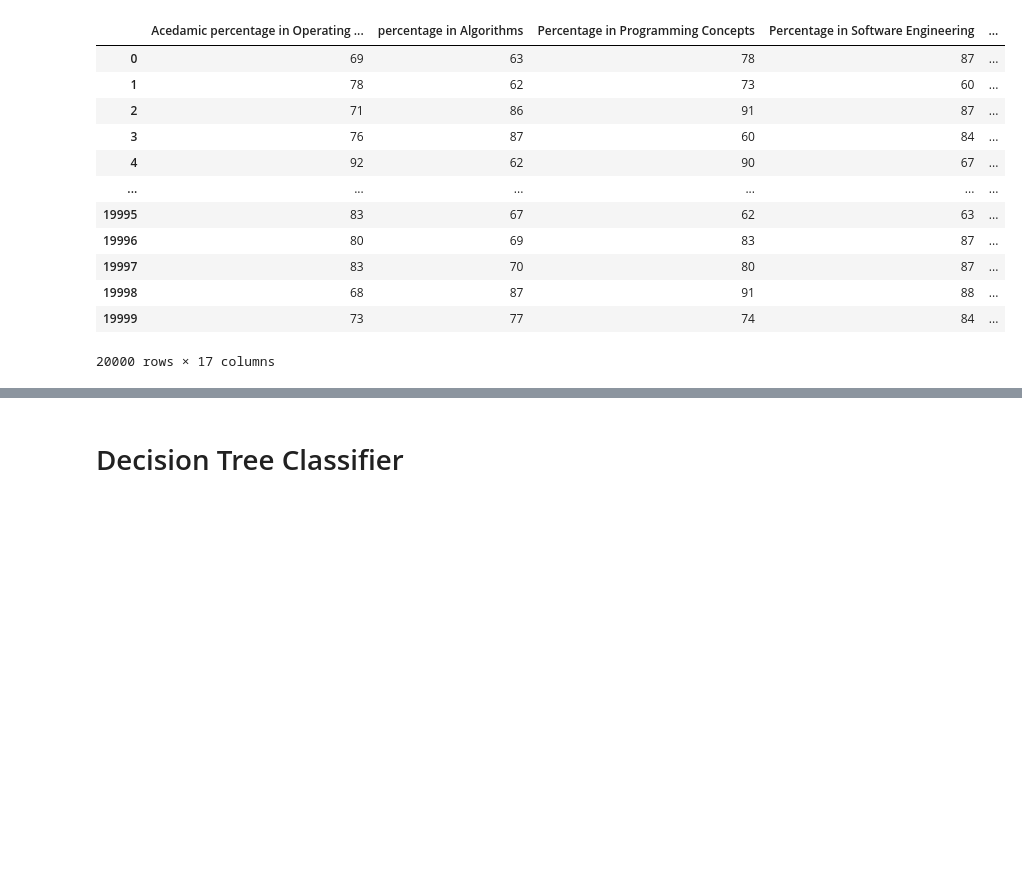
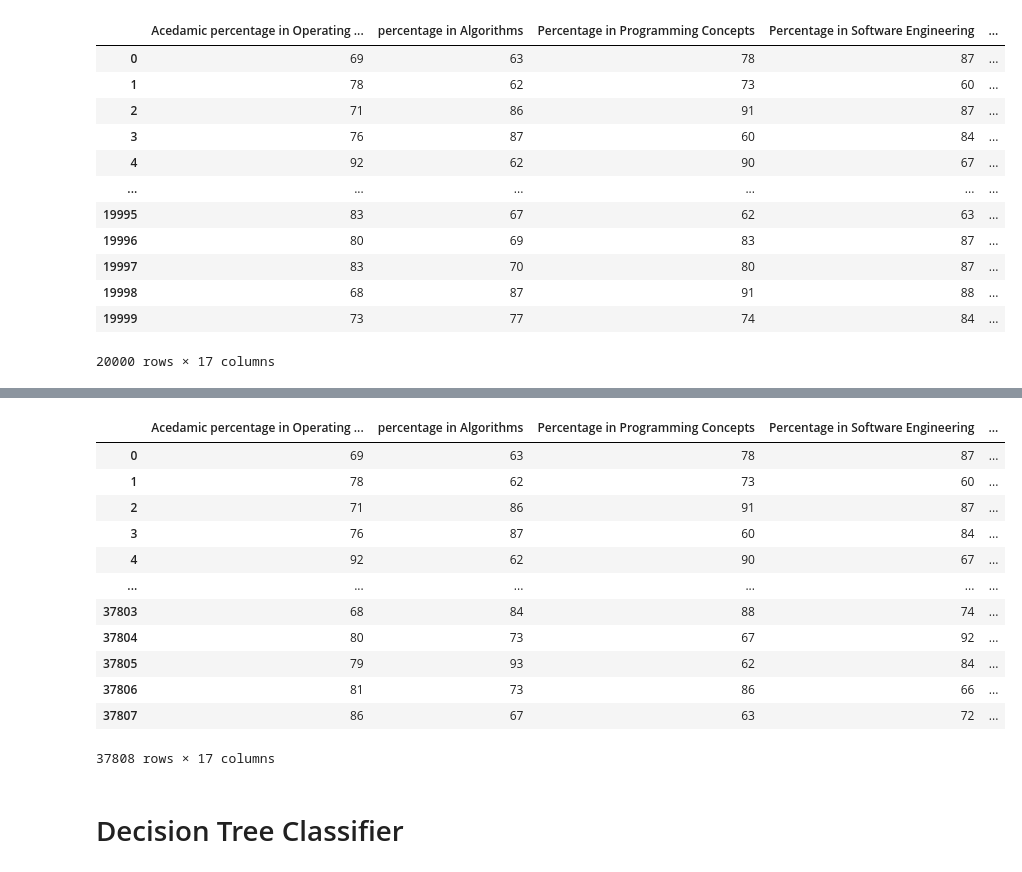
Before and after one commit to bakasheddy/Tech-career-chooser, a Jupyter notebook: project_results.ipynb, the cells around one changed output, grey strips where cells are left out. Cells and saved outputs as stored; diff of their text form; code cells hidden in the pictures; blank space fills up the shorter version.

```diff
--- a/project_results.ipynb
+++ b/project_results.ipynb
@@ -238,3 +238,19 @@ Name: Suggested Job Role, dtype: int64
+# %%
+X_resampled
+# %% [output]
+|  | Acedamic percentage in Operating ... | percentage in Algorithms | Percentage in Programming Concepts | Percentage in Software Engineering | ... |
+| 0 | 69 | 63 | 78 | 87 | ... |
+| 1 | 78 | 62 | 73 | 60 | ... |
+| 2 | 71 | 86 | 91 | 87 | ... |
+| 3 | 76 | 87 | 60 | 84 | ... |
+| 4 | 92 | 62 | 90 | 67 | ... |
+| ... | ... | ... | ... | ... | ... |
+| 37803 | 68 | 84 | 88 | 74 | ... |
+| 37804 | 80 | 73 | 67 | 92 | ... |
+| 37805 | 79 | 93 | 62 | 84 | ... |
+| 37806 | 81 | 73 | 86 | 66 | ... |
+| 37807 | 86 | 67 | 63 | 72 | ... |
+37808 rows × 17 columns
 # %% [markdown]
 # Decision Tree Classifier
 # %%
```
Also changed, not shown: parts of 17 cells of this notebook.
